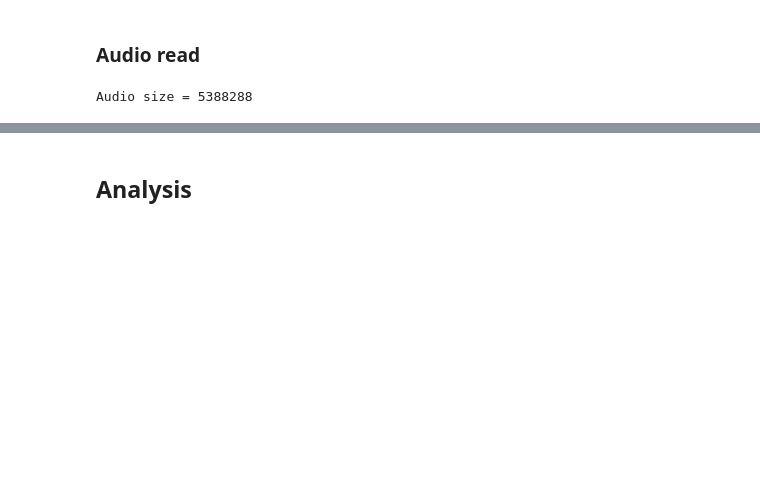
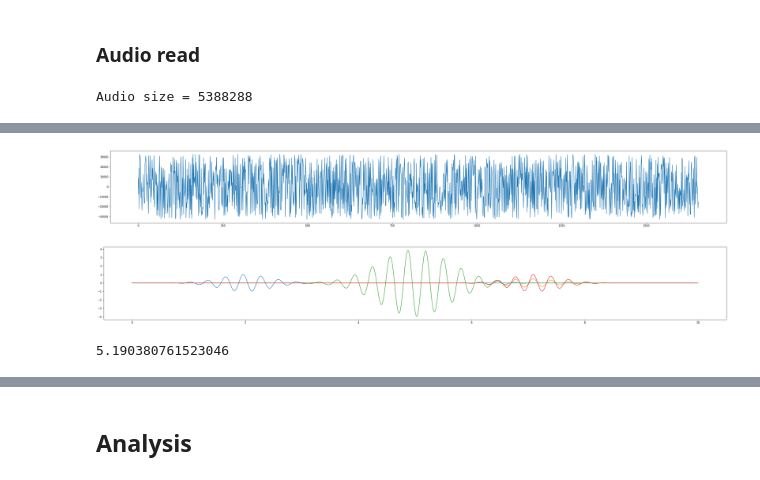
Before and after one commit to jimytim/TSMeter, a Jupyter notebook: Speed_Computation.ipynb, the cells around one changed output, grey strips where cells are left out. Drawn from its saved outputs; the diff is of its cells as text; code cells hidden in the pictures; blank space fills up the shorter version.

```diff
--- a/Speed_Computation.ipynb
+++ b/Speed_Computation.ipynb
@@ -81,0 +162,29 @@ fig.set_size_inches(42,5)
+# %%
+auto_corr = np.correlate(samples_NR, samples_NR, mode='same')
+auto_corr_2 = auto_corr[auto_corr.size//2:]
+plt.plot(auto_corr)
+plt.xlim = 0
+fig = plt.gcf()
+fig.set_size_inches(42,5)
+# %% [output]
+[figure, added]
+# %%
+x = np.linspace(0,10,1000)
+s_1 = np.exp(-(x-2)**2/0.4)*np.sin(20*x)
+s_2 = 0.5*np.exp(-(x-7)**2/0.4)*np.sin(20*x-2)
+s_3 = np.sin(20*x)
+x_m = x[c.argmax()]
+x_m = 5.125
+s_4 = np.exp(-((x-x_m)-2)**2/0.4)*np.sin(20*(x-x_m))
+# plt.plot(x,s_1,x,s_2,x,s_3)
+# c = 0.2*np.correlate(s_1, s_2, mode='full')
+plt.plot(x,s_1,x,s_2,x,c[:c.size//2+1],x,s_4)
+# plt.plot(x,s_1,x,s_2,x,s_4)
+fig = plt.gcf()
+fig.set_size_inches(42,5)
+# %% [output]
+[figure, added]
+# %%
+x[c.argmin()+8]
+# %% [output]
+5.190380761523046
```
Also changed, not shown: parts of 20 cells of this notebook.
